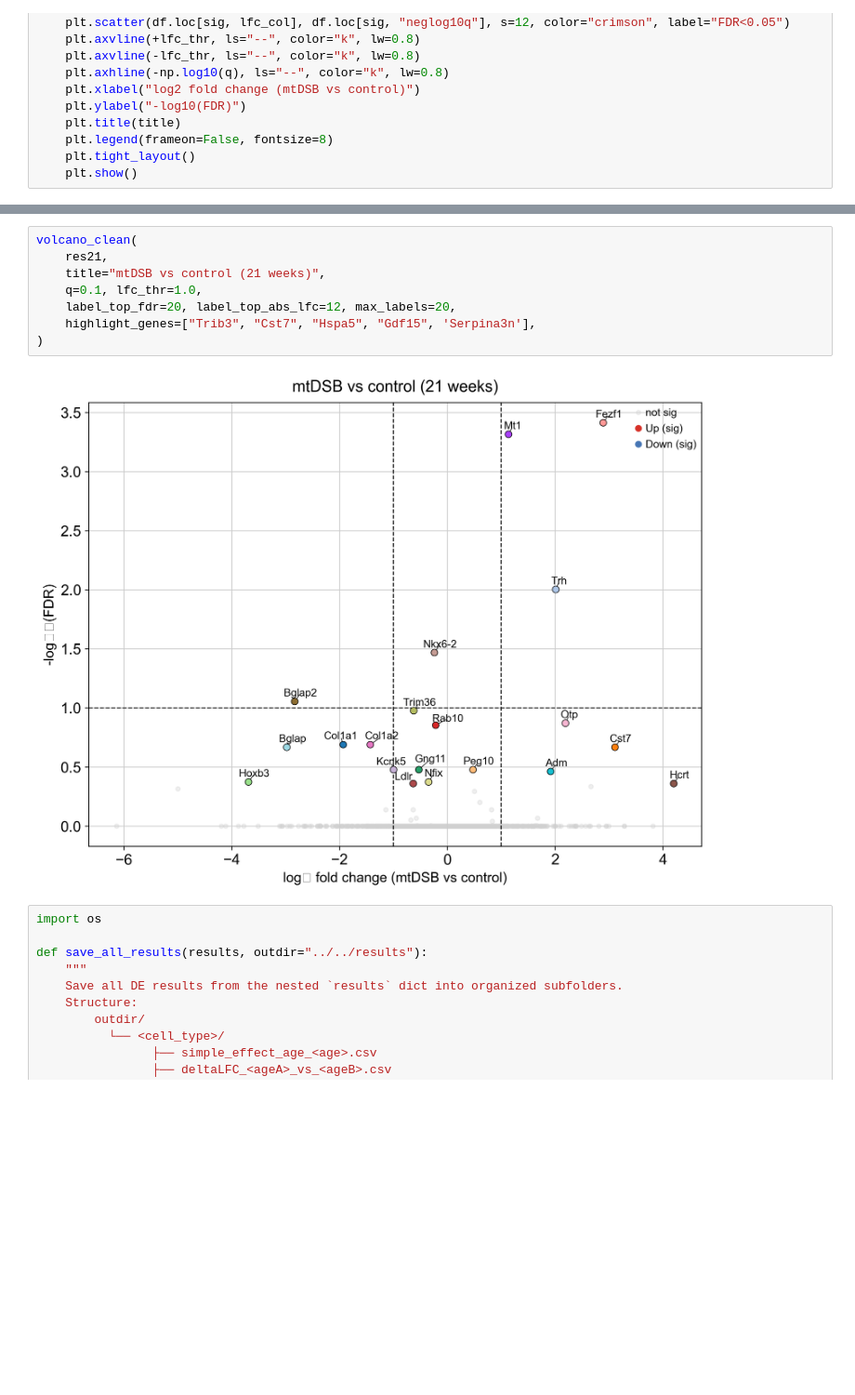
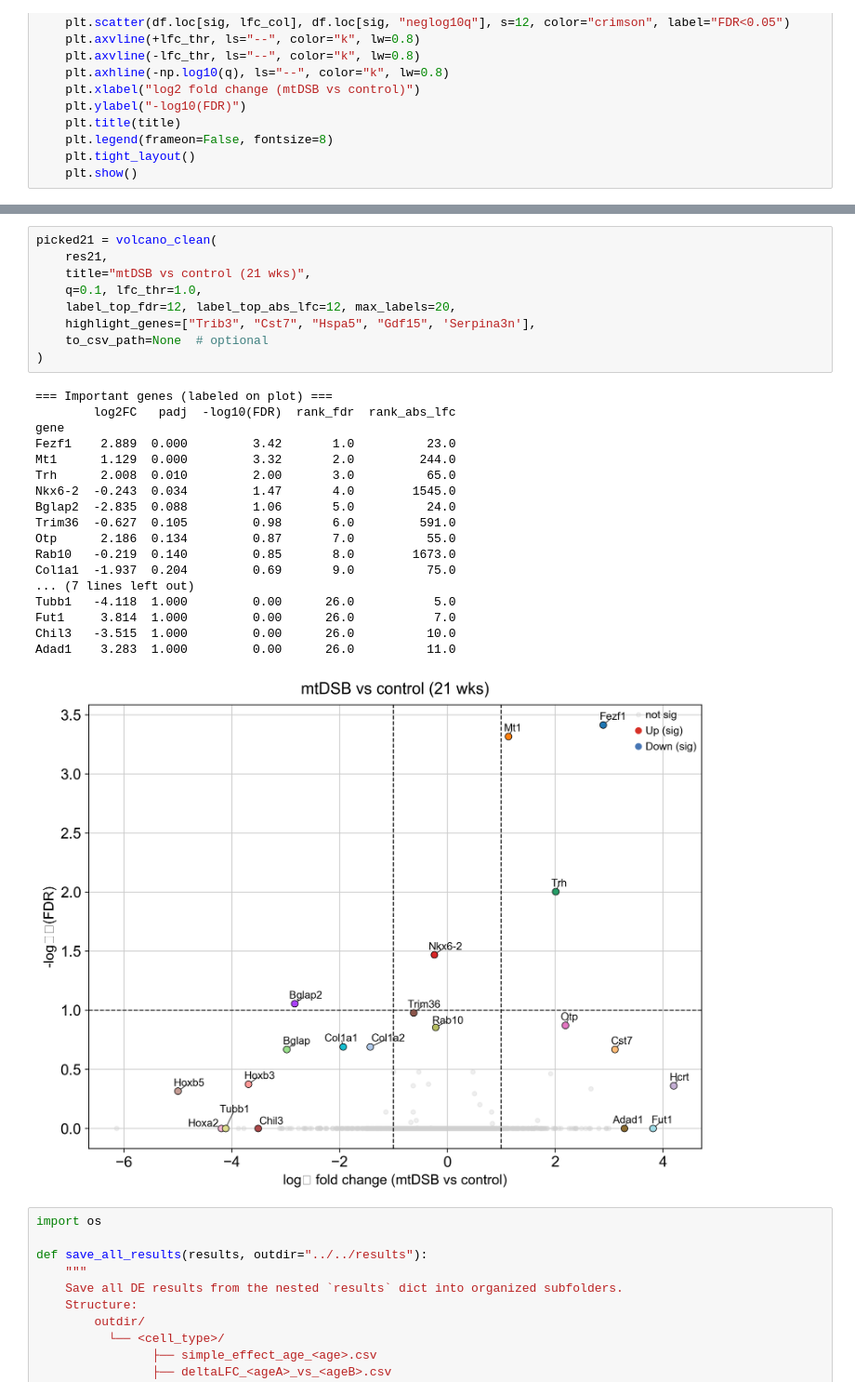
Before and after one commit to christoffermattssonlangseth/oligo-mtDSB, a Jupyter notebook: notebooks/25_agexcondition_OLs.ipynb, the cells around one changed output, grey strips where cells are left out. Shown at 93% size. Saved outputs shown, nothing was run; the diff lists cells and outputs as text; blank space fills up the shorter version.

```diff
--- a/notebooks/25_agexcondition_OLs.ipynb
+++ b/notebooks/25_agexcondition_OLs.ipynb
@@ -853,13 +898,31 @@ volcano_clean(
 # %%
-volcano_clean(
+picked21 = volcano_clean(
     res21,
-    title="mtDSB vs control (21 weeks)",
+    title="mtDSB vs control (21 wks)",
     q=0.1, lfc_thr=1.0,
-    label_top_fdr=20, label_top_abs_lfc=12, max_labels=20,
+    label_top_fdr=12, label_top_abs_lfc=12, max_labels=20,
     highlight_genes=["Trib3", "Cst7", "Hspa5", "Gdf15", 'Serpina3n'],
+    to_csv_path=None  # optional
 )
 # %% [output]
+=== Important genes (labeled on plot) ===
+        log2FC   padj  -log10(FDR)  rank_fdr  rank_abs_lfc
+gene
+Fezf1    2.889  0.000         3.42       1.0          23.0
+Mt1      1.129  0.000         3.32       2.0         244.0
+Trh      2.008  0.010         2.00       3.0          65.0
+Nkx6-2  -0.243  0.034         1.47       4.0        1545.0
+Bglap2  -2.835  0.088         1.06       5.0          24.0
+Trim36  -0.627  0.105         0.98       6.0         591.0
+Otp      2.186  0.134         0.87       7.0          55.0
+Rab10   -0.219  0.140         0.85       8.0        1673.0
+Col1a1  -1.937  0.204         0.69       9.0          75.0
+... (7 lines left out)
+Tubb1   -4.118  1.000         0.00      26.0           5.0
+Fut1     3.814  1.000         0.00      26.0           7.0
+Chil3   -3.515  1.000         0.00      26.0          10.0
+Adad1    3.283  1.000         0.00      26.0          11.0
-[figure, old version]
+[figure, new version]
 # %%
 import os
 
```
Also changed, not shown: parts of 3 cells of this notebook.
